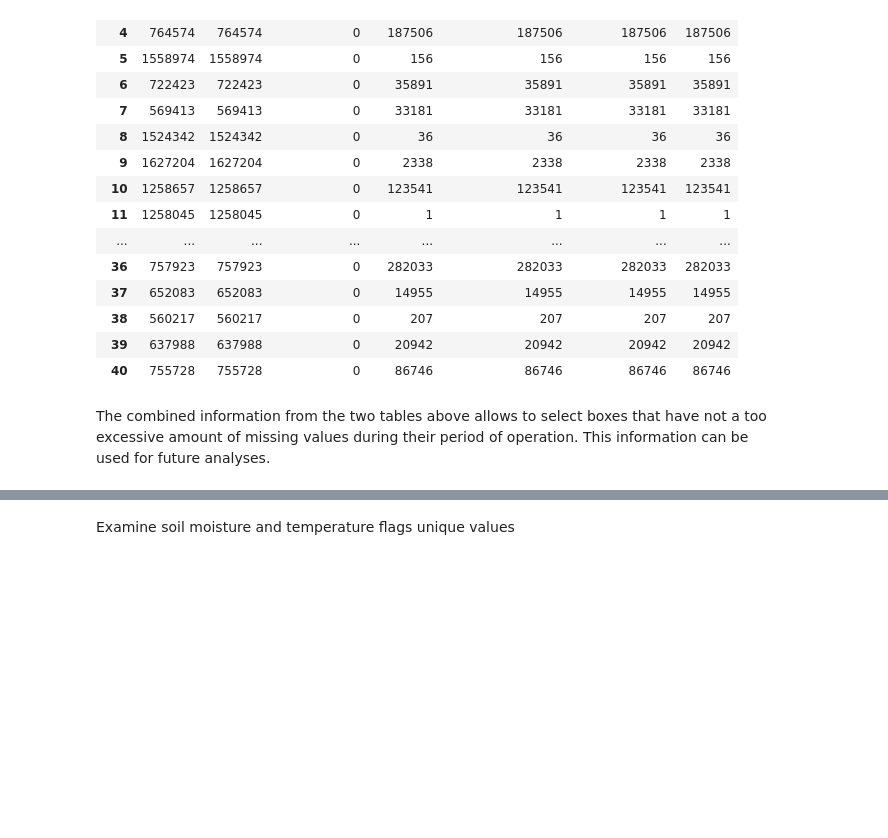
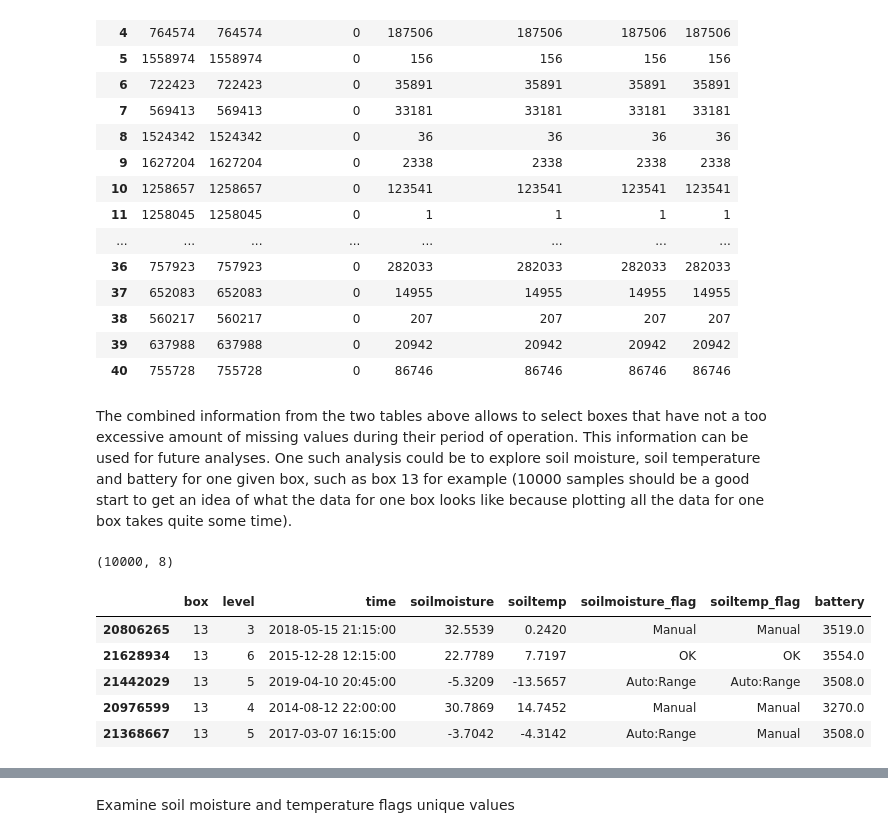
Before and after one commit to HIDA-Datathon/moisturemagic, a Jupyter notebook: 02_eda.ipynb, the cells around one changed output, grey strips where cells are left out. Saved outputs shown, nothing was run; the diff lists cells and outputs as text; code cells hidden in the pictures; blank space fills up the shorter version.

```diff
--- a/02_eda.ipynb
+++ b/02_eda.ipynb
@@ -262,4 +263,4 @@ df[df['soilmoisture'].isna()].groupby('box').count()
 | 39 | 637988 | 637988 | 0 | 20942 | 20942 | 20942 | 20942 |
 | 40 | 755728 | 755728 | 0 | 86746 | 86746 | 86746 | 86746 |
 # %% [markdown]
-The combined information from the two tables above allows to select boxes that have not a too excessive amount of missing values during their period of operation. This information can be used for future analyses.
+The combined information from the two tables above allows to select boxes that have not a too excessive amount of missing values during their period of operation. This information can be used for future analyses. One such analysis could be to explore soil moisture, soil temperature and battery for one given box, such as box 13 for example (10000 samples should be a good start to get an idea of what the data for one box looks like because plotting all the data for one box takes quite some time).
@@ -265,0 +269,13 @@ The combined information from the two tables above allows to select boxes that h
+# %%
+box.shape
+# %% [output]
+(10000, 8)
+# %%
+box.head()
+# %% [output]
+|  | box | level | time | soilmoisture | soiltemp | soilmoisture_flag | soiltemp_flag | battery |
+| 20806265 | 13 | 3 | 2018-05-15 21:15:00 | 32.5539 | 0.2420 | Manual | Manual | 3519.0 |
+| 21628934 | 13 | 6 | 2015-12-28 12:15:00 | 22.7789 | 7.7197 | OK | OK | 3554.0 |
+| 21442029 | 13 | 5 | 2019-04-10 20:45:00 | -5.3209 | -13.5657 | Auto:Range | Auto:Range | 3508.0 |
+| 20976599 | 13 | 4 | 2014-08-12 22:00:00 | 30.7869 | 14.7452 | Manual | Manual | 3270.0 |
+| 21368667 | 13 | 5 | 2017-03-07 16:15:00 | -3.7042 | -4.3142 | Auto:Range | Manual | 3508.0 |
```
Also changed, not shown: parts of 7 cells of this notebook.
